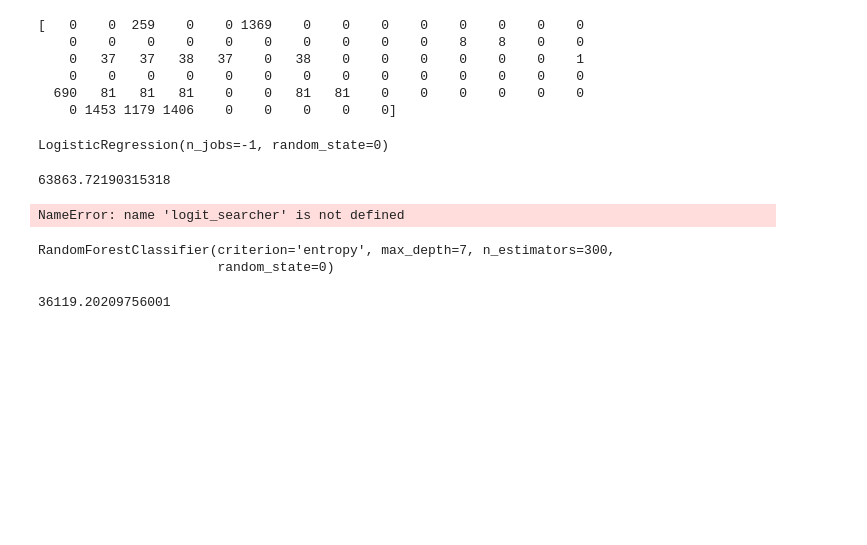
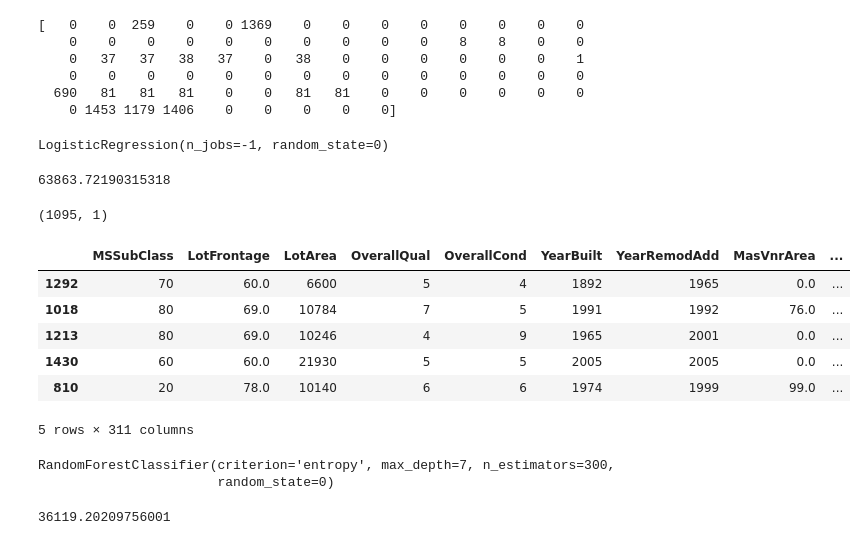
Before and after one commit to MadMaxxx03/Python, a Jupyter notebook: Kaggle/House_prices_competition/first_try.ipynb, the cells around one changed output. Drawn from its saved outputs; the diff is of its cells as text; code cells hidden in the pictures; blank space fills up the shorter version.

```diff
--- a/Kaggle/House_prices_competition/first_try.ipynb
+++ b/Kaggle/House_prices_competition/first_try.ipynb
@@ -62,4 +62,9 @@ y_pred_logreg = logreg.predict(X_test)
 mean_squared_error(y_test, y_pred_logreg, squared=False)
 # %% [output]
 63863.72190315318
+# %%
+y_train = pd.DataFrame(y_train)
+y_train.shape
+# %% [output]
+(1095, 1)
 # %%
@@ -72,7 +77,13 @@ logit_searcher = LogisticRegressionCV(cv=5, random_state=0)
-# %%
-logit_searcher.fit(X_train, y_train)
-# %% [output]
-NameError: name 'logit_searcher' is not defined
+# %%
+X_train.head()
+# %% [output]
+|  | MSSubClass | LotFrontage | LotArea | OverallQual | OverallCond | YearBuilt | YearRemodAdd | MasVnrArea | ... |
+| 1292 | 70 | 60.0 | 6600 | 5 | 4 | 1892 | 1965 | 0.0 | ... |
+| 1018 | 80 | 69.0 | 10784 | 7 | 5 | 1991 | 1992 | 76.0 | ... |
+| 1213 | 80 | 69.0 | 10246 | 4 | 9 | 1965 | 2001 | 0.0 | ... |
+| 1430 | 60 | 60.0 | 21930 | 5 | 5 | 2005 | 2005 | 0.0 | ... |
+| 810 | 20 | 78.0 | 10140 | 6 | 6 | 1974 | 1999 | 99.0 | ... |
+5 rows × 311 columns
 # %%
 best_clf
 # %% [output]
```
Also changed, not shown: parts of 1 cell of this notebook, 11 other files.
